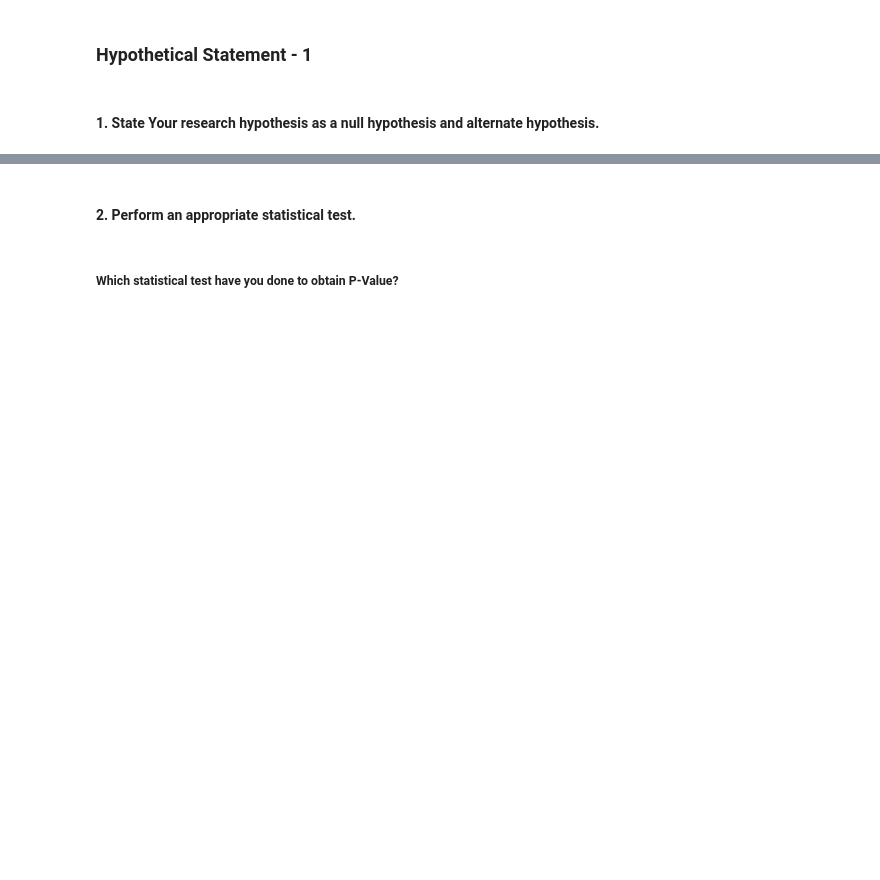
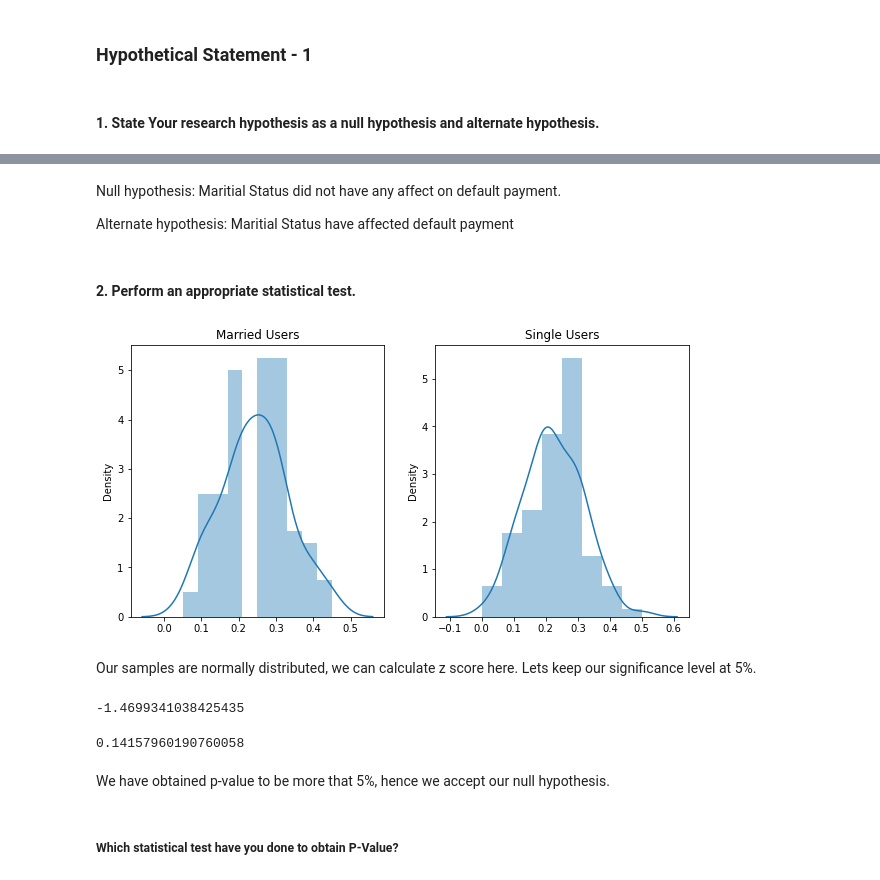
Before and after one commit to aaravpanchal/Credit-Card-Default-Prediction, a Jupyter notebook: Credit_Card_Default_Prediction.ipynb, the cells around one changed output, grey strips where cells are left out. Drawn from its saved outputs; the diff is of its cells as text; code cells hidden in the pictures; blank space fills up the shorter version.

```diff
--- a/Credit_Card_Default_Prediction.ipynb
+++ b/Credit_Card_Default_Prediction.ipynb
@@ -768,2 +797,6 @@ Answer Here.
+# %% [markdown]
+Null hypothesis: Maritial Status did not have any affect on default payment.
+
+Alternate hypothesis: Maritial Status have affected default payment
 # %% [markdown]
 #### 2. Perform an appropriate statistical test.
@@ -771,0 +803,4 @@ Answer Here.
+# %%
+# Perform Statistical Test to obtain P-Value
+married_sample = np.array([np.mean(df[df["MARRIAGE"]==1].sample(20)["default payment next month"].values) for i in range(100)])
+single_sample = np.array([np.mean(df[df["MARRIAGE"]==2].sample(20)["default payment next month"].values) for i in range(100)])
@@ -771,0 +809,13 @@ Answer Here.
+# %%
+plt.subplots(1, 2, figsize = (10, 5))
+plt.subplot(1,2, 1)
+sns.distplot(married_sample)
+plt.title("Married Users")
+plt.subplot(1, 2, 2)
+sns.distplot(single_sample)
+plt.title("Single Users")
+plt.show()
+# %% [output]
+[figure, added]
+# %% [markdown]
+Our samples are normally distributed, we can calculate z score here. Lets keep our significance level at 5%.
@@ -772,2 +828,13 @@ Answer Here.
+# %%
+z_score
+# %% [output]
+-1.4699341038425435
+# %%
+#p-value
+scipy.stats.norm.sf(abs(z_score))*2
+# %% [output]
+0.14157960190760058
+# %% [markdown]
+We have obtained p-value to be more that 5%, hence we accept our null hypothesis.
 # %% [markdown]
 ##### Which statistical test have you done to obtain P-Value?
```
Also changed, not shown: parts of 38 cells of this notebook.
